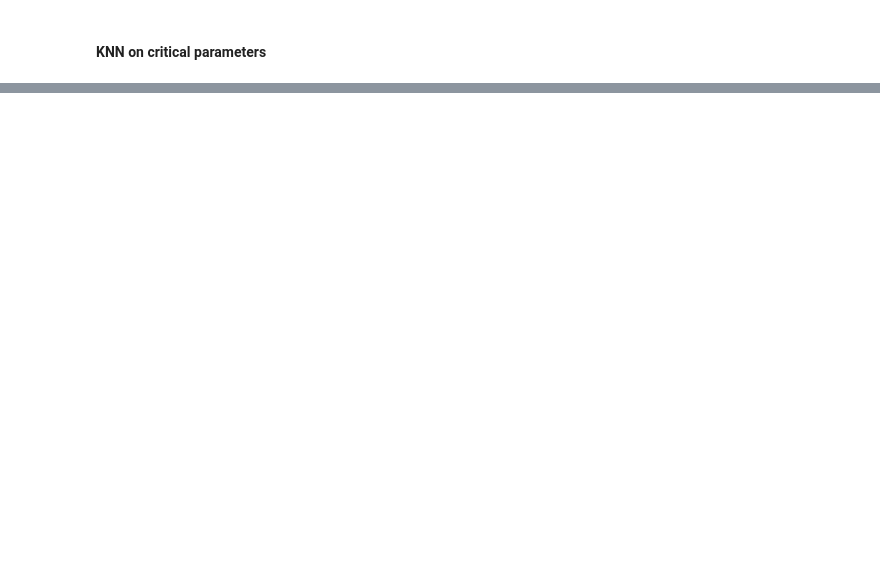
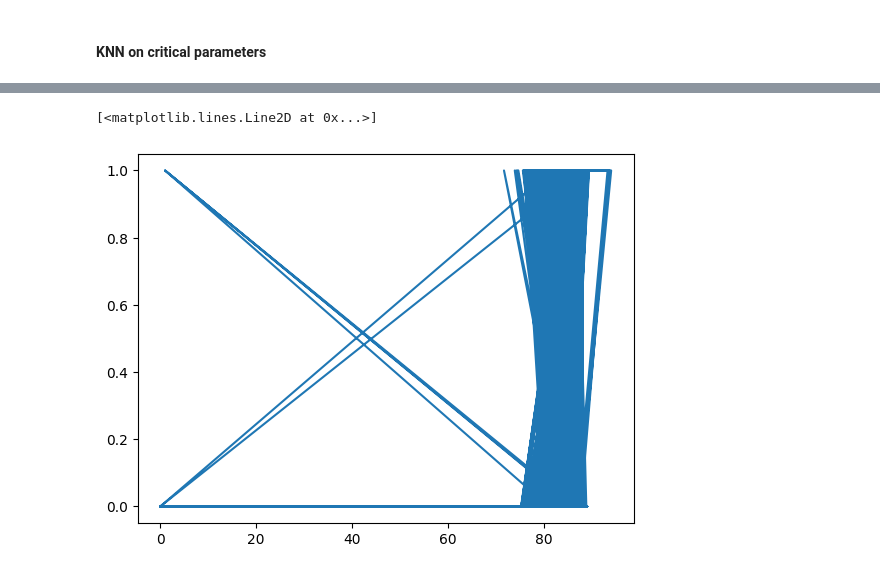
Before and after one commit to katevi/Hard-drive-failure-prediction, a Jupyter notebook: hdd_failure_prediction.ipynb, the cells around one changed output, grey strips where cells are left out. Drawn from its saved outputs; the diff is of its cells as text; code cells hidden in the pictures; blank space fills up the shorter version.

```diff
--- a/hdd_failure_prediction.ipynb
+++ b/hdd_failure_prediction.ipynb
@@ -557,0 +647,7 @@ Test set accuracy:  0.9878867606819617
+# %%
+X = df_bb_normalized.drop('failure', axis=1)
+y = df_bb_normalized['failure']
+df_tmp = df_bb_normalized
+df_tmp['aggr_func'] = df_tmp.mean(axis=1)
+#df_tmp = df_tmp[df_tmp.failure > 0]
+df_tmp.value_counts(['aggr_func','failure']).tail(50)
@@ -557,0 +672,6 @@ Test set accuracy:  0.9878867606819617
+# %%
+import matplotlib.pyplot as plt
+plt.plot(X['aggr_func'], y)
+# %% [output]
+[<matplotlib.lines.Line2D at 0x...>]
+[figure, added]
```
Also changed, not shown: parts of 17 cells of this notebook.
